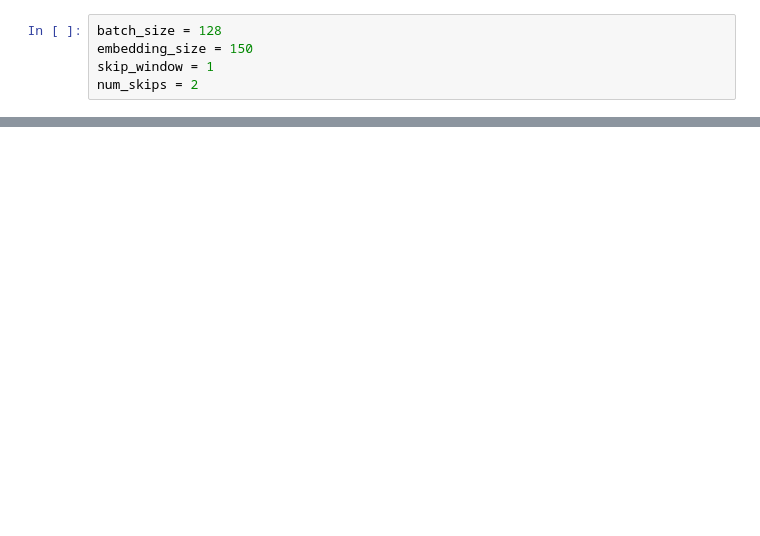
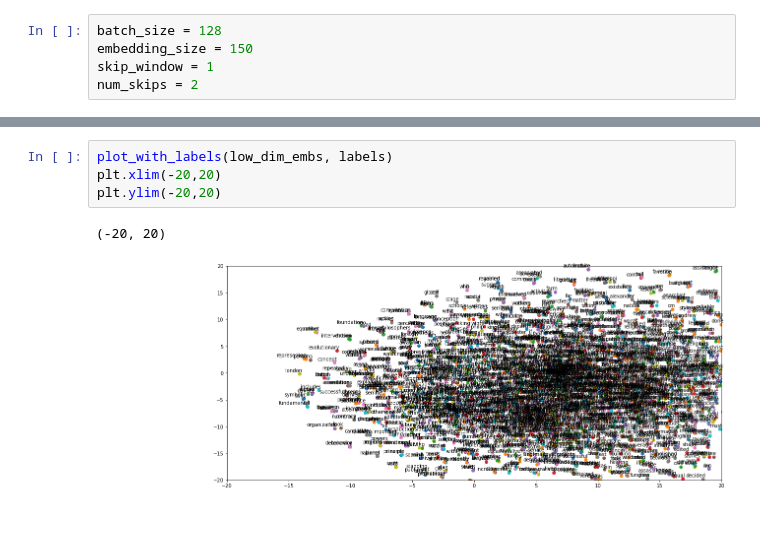
Before and after one commit to sid-1998/Word2Vec, a Jupyter notebook: Word2Vec.ipynb, the cells around one changed output, grey strips where cells are left out. Cells and saved outputs as stored; diff of their text form; blank space fills up the shorter version.

```diff
--- a/Word2Vec.ipynb
+++ b/Word2Vec.ipynb
@@ -164,0 +276,7 @@ learning_rate = 0.01
+# %%
+plot_with_labels(low_dim_embs, labels)
+plt.xlim(-20,20)
+plt.ylim(-20,20)
+# %% [output]
+(-20, 20)
+[figure, added]
```
Also changed, not shown: parts of 25 cells of this notebook.
